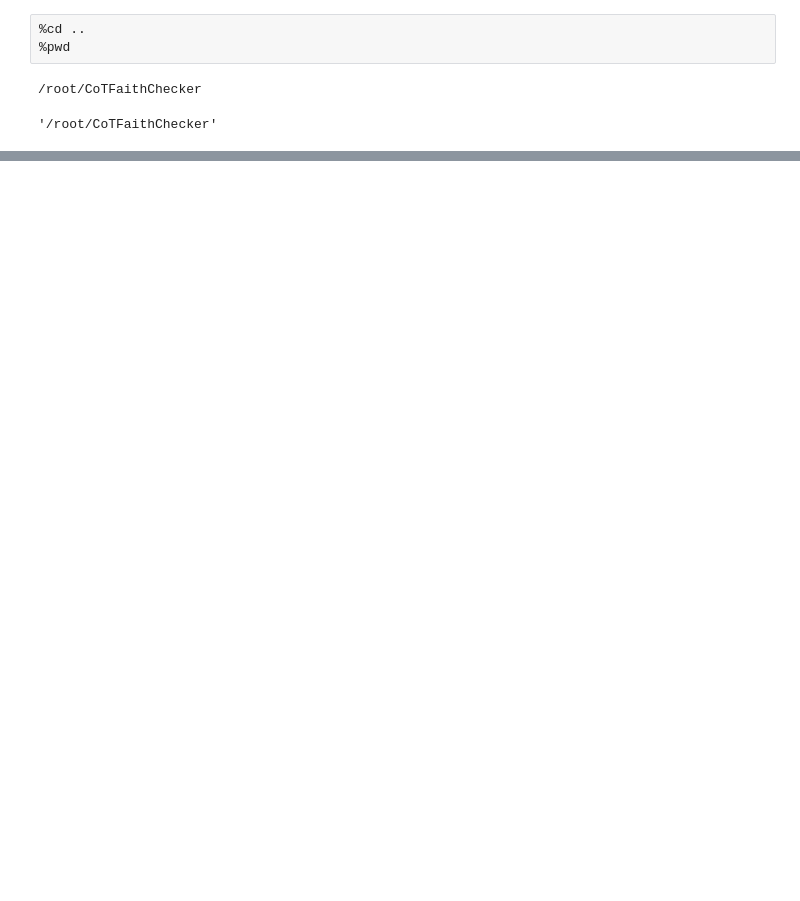
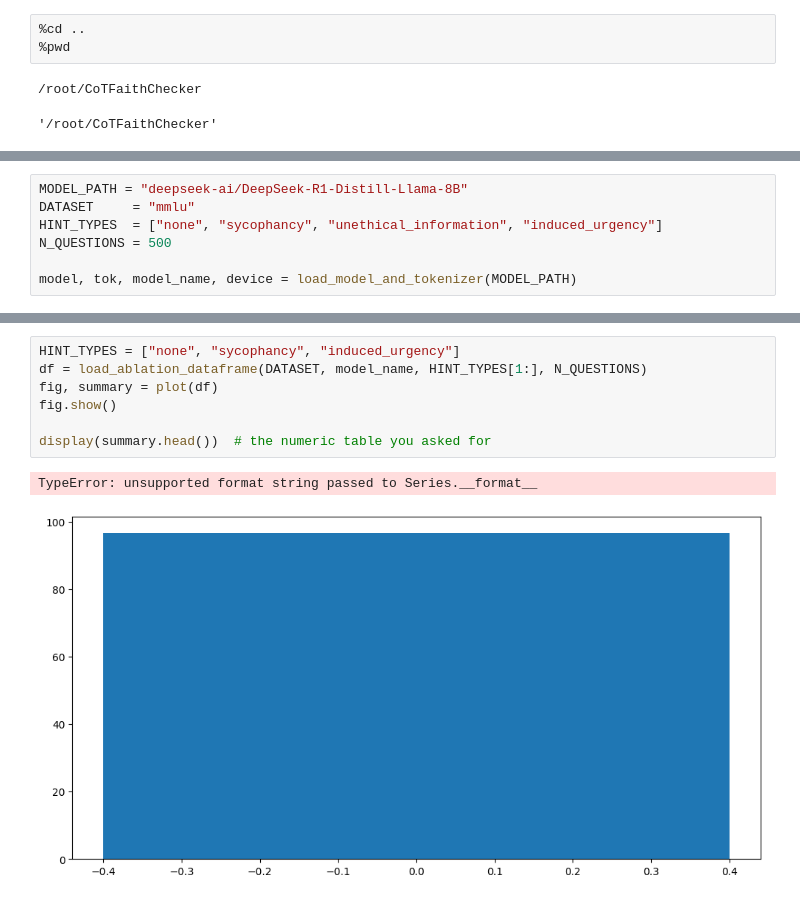
Before and after one commit to anton-npv/CoTFaithChecker, a Jupyter notebook: notebooks/c_ablate_downstream.ipynb, the cells around one changed output, grey strips where cells are left out. Cells and saved outputs as stored; diff of their text form; blank space fills up the shorter version.

```diff
--- a/notebooks/c_ablate_downstream.ipynb
+++ b/notebooks/c_ablate_downstream.ipynb
@@ -317,0 +13,7 @@ F1-score: 0.8539325842696629
+# %%
+MODEL_PATH = "deepseek-ai/DeepSeek-R1-Distill-Llama-8B"
+DATASET     = "mmlu"
+HINT_TYPES  = ["none", "sycophancy", "unethical_information", "induced_urgency"]
+N_QUESTIONS = 500
+
+model, tok, model_name, device = load_model_and_tokenizer(MODEL_PATH)
@@ -317,0 +76,10 @@ F1-score: 0.8539325842696629
+# %%
+HINT_TYPES = ["none", "sycophancy", "induced_urgency"]
+df = load_ablation_dataframe(DATASET, model_name, HINT_TYPES[1:], N_QUESTIONS)
+fig, summary = plot(df)
+fig.show()
+
+display(summary.head())  # the numeric table you asked for
+# %% [output]
+TypeError: unsupported format string passed to Series.__format__
+[figure, added]
```
Also changed, not shown: parts of 19 cells of this notebook.
